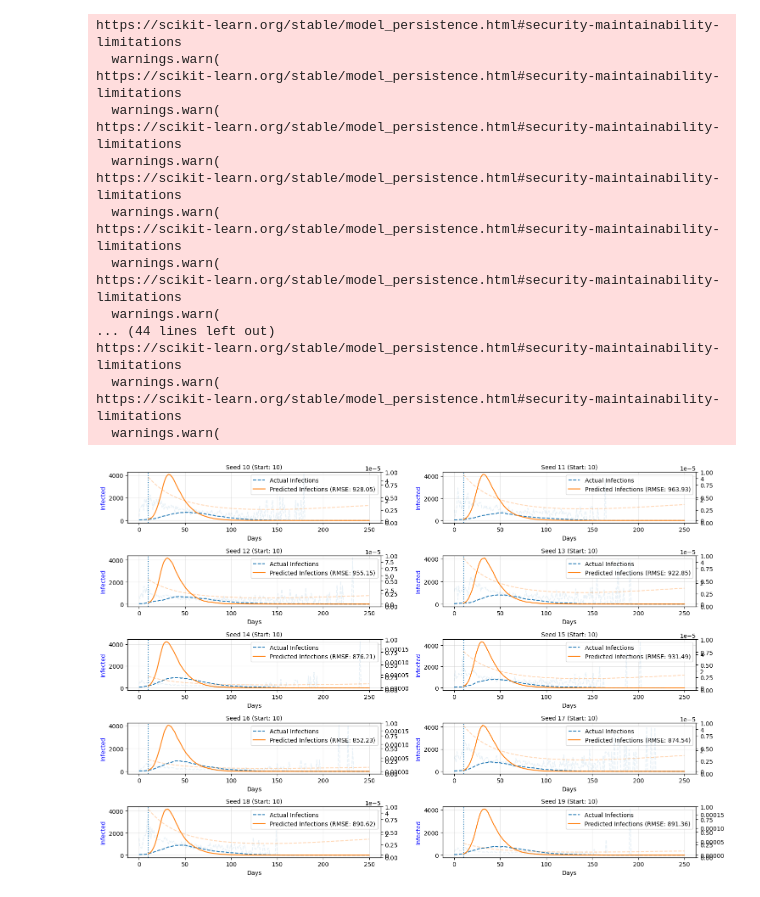
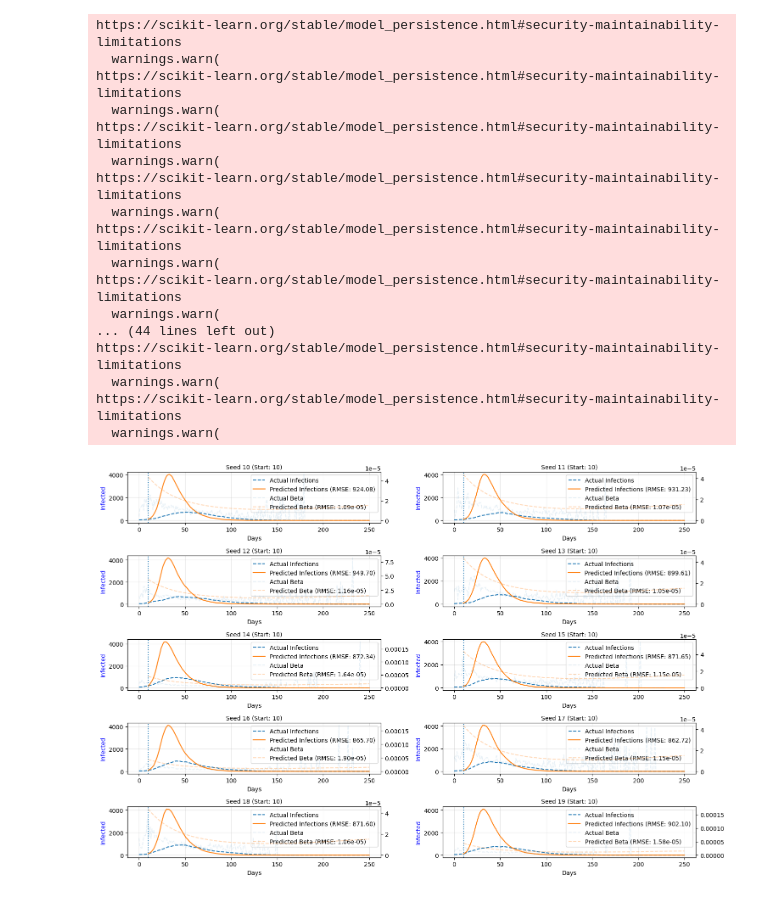
Before and after one commit to vnleonenko/Network_hybrid, a Jupyter notebook: plot_methods.ipynb, the cells around one changed output. Cells and saved outputs as stored; diff of their text form; code cells hidden in the pictures.

```diff
--- a/plot_methods.ipynb
+++ b/plot_methods.ipynb
@@ -27,7 +27,7 @@ def plot_one(ax, method_type, seed_data,
 
     predicted_I = np.array(modeled_I)
     actual_I = seed_data.iloc[start_day:]['I'].values
-    n = min(len(predicted_I), len(actual_I))
+    n = len(predicted_I)
     mask_I = ~np.isnan(predicted_I[:n]) & ~np.isnan(actual_I[:n])
     if np.sum(mask_I) > 0:
         rmse_I = np.sqrt(mean_squared_error(actual_I[:n][mask_I], predicted_I[:n][mask_I]))
@@ -46,7 +46,7 @@ def plot_one(ax, method_type, seed_data,
 
     predicted_Beta = np.array(modeled_beta)
     actual_Beta = seed_data.iloc[start_day:]['Beta'].values
-    n_beta = min(len(predicted_Beta), len(actual_Beta))
+    n_beta = len(predicted_Beta)
     mask_Beta = ~np.isnan(predicted_Beta[:n_beta]) & ~np.isnan(actual_Beta[:n_beta])
     if np.sum(mask_Beta) > 0:
         rmse_Beta = np.sqrt(mean_squared_error(actual_Beta[:n_beta][mask_Beta], predicted_Beta[:n_beta][mask_Beta]))
@@ -57,10 +57,9 @@ def plot_one(ax, method_type, seed_data,
     # реальная beta, смоделированная beta
     ax_b.plot(seed_data.index, seed_data['Beta'], ls='--', alpha=0.1, label='Actual Beta')
     ax_b.plot(modeled_days, modeled_beta, ls='--', alpha=0.3,label=f'Predicted Beta (RMSE: {rmse_Beta:.2e})')
-    ax2 = ax.twinx()
 
     lines1, labels1 = ax.get_legend_handles_labels()
-    lines2, labels2 = ax2.get_legend_handles_labels()
+    lines2, labels2 = ax_b.get_legend_handles_labels()
     ax.legend(lines1 + lines2, labels1 + labels2, loc='upper right')
     ax.set_title(f'Seed {seed} (Start: {start_day})', fontsize=10)
 
@@ -119,13 +118,13 @@ def main_f(seir_type,stochastic, start_day, method_type='polynom', seeds = np.ar
     fig, axes = plt.subplots(5, 2, figsize=(15, 10))
     axes = axes.flatten()
 
-    seed_dirs=f'/{seir_type}_30_seeds_v0/'
+    seed_dirs=f'{seir_type}_30_seeds_v0/'
 
     # пока ровно 10 сидов рисуем
     for idx, seed in enumerate(seeds[:10]):
 
         # читаем данные сида: S,[E],I,R,Beta
-        seed_data = pd.read_csv(os.getcwd()+seed_dirs + f'{seir_type}_seed_{seed}.csv')
+        seed_data = pd.read_csv(seed_dirs + f'{seir_type}_seed_{seed}.csv')
         # дни для составления прогноза
         modeled_days = np.arange(start_day, seed_data.shape[0])
         # спрогнозированная бета
@@ -173,31 +172,31 @@ def main_f(seir_type,stochastic, start_day, method_type='polynom', seeds = np.ar
         # строим один график
         plot_one(ax, method_type, seed_data,
                 start_day, I, modeled_beta,
                     modeled_days, seed)
 
     plt.tight_layout()
     plt.show()
 
 
 stochastic=True
 start_day=10
 res = main_f('sir',stochastic, start_day)
 # %% [output]
 https://scikit-learn.org/stable/model_persistence.html#security-maintainability-limitations
   warnings.warn(
 https://scikit-learn.org/stable/model_persistence.html#security-maintainability-limitations
   warnings.warn(
 https://scikit-learn.org/stable/model_persistence.html#security-maintainability-limitations
   warnings.warn(
 https://scikit-learn.org/stable/model_persistence.html#security-maintainability-limitations
   warnings.warn(
 https://scikit-learn.org/stable/model_persistence.html#security-maintainability-limitations
   warnings.warn(
 https://scikit-learn.org/stable/model_persistence.html#security-maintainability-limitations
   warnings.warn(
 ... (44 lines left out)
 https://scikit-learn.org/stable/model_persistence.html#security-maintainability-limitations
   warnings.warn(
 https://scikit-learn.org/stable/model_persistence.html#security-maintainability-limitations
   warnings.warn(
-[figure, old version]
+[figure, new version]
```
Also changed, not shown: 1 other file.
